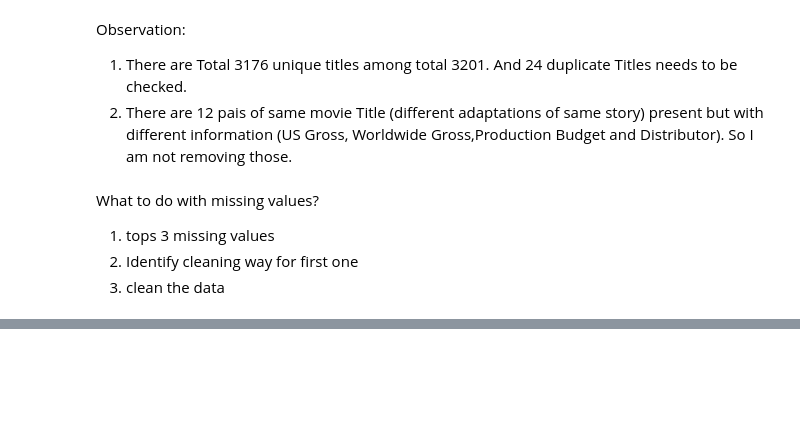
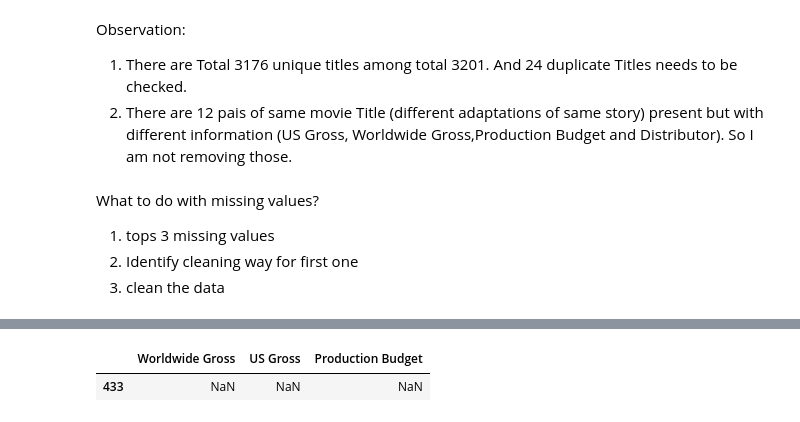
Before and after one commit to saranyap22/lexicon-python-fundamentals-labs, a Jupyter notebook: DataAnalysis_And_Visualisation/movie_analysis_project/clean_movies_data.ipynb, the cells around one changed output, grey strips where cells are left out. Saved outputs shown, nothing was run; the diff lists cells and outputs as text; code cells hidden in the pictures; blank space fills up the shorter version.

```diff
--- a/DataAnalysis_And_Visualisation/movie_analysis_project/clean_movies_data.ipynb
+++ b/DataAnalysis_And_Visualisation/movie_analysis_project/clean_movies_data.ipynb
@@ -187,9 +188,12 @@ What to do with missing values?
 3. clean the data
 # %%
 print(movies.isna().sum().sort_values(ascending=False).head(3))
-missing_after_1997 = movies[movies['Release Date'].dt.year >= 1997]['US DVD Sales'].isna().sum()
-missing_before_1997 = movies[movies['Release Date'].dt.year < 1997]['US DVD Sales'].isna().sum()
-print(missing_before_1997,missing_after_1997)
+print(movies['US DVD Sales'].isna().mean().round(2))
+missing_after = movies[movies['Release Date'].dt.year >= 2003]['US DVD Sales'].isna().mean().round(2)
+missing_before = movies[movies['Release Date'].dt.year < 2003]['US DVD Sales'].isna().mean().round(2)
+print(missing_before,missing_after)
+movies['Missing_DVD'] = movies['US DVD Sales'].isna()
+movies['Missing_DVD'].describe()
 # %% [output]
 US DVD Sales        2637
 Running Time min    1992
@@ -198,0 +249,3 @@ dtype: int64
+# %%
+movies['Missing_Running_Time_min'] = movies['Running Time min'].isna()
+movies['Missing_Running_Time_min'].describe()
@@ -198,0 +262,9 @@ dtype: int64
+# %%
+title_mask = movies['Title'] == 'High Plains Drifter'
+release_date_mask = movies['Release Date'] == '1972-01-01'
+mask = (title_mask) & (release_date_mask)
+movies.loc[mask,['Worldwide Gross','US Gross','Production Budget']] = np.nan
+movies.loc[mask,['Worldwide Gross','US Gross','Production Budget']]
+# %% [output]
+|  | Worldwide Gross | US Gross | Production Budget |
+| 433 | NaN | NaN | NaN |
```
Also changed, not shown: parts of 9 cells of this notebook.
